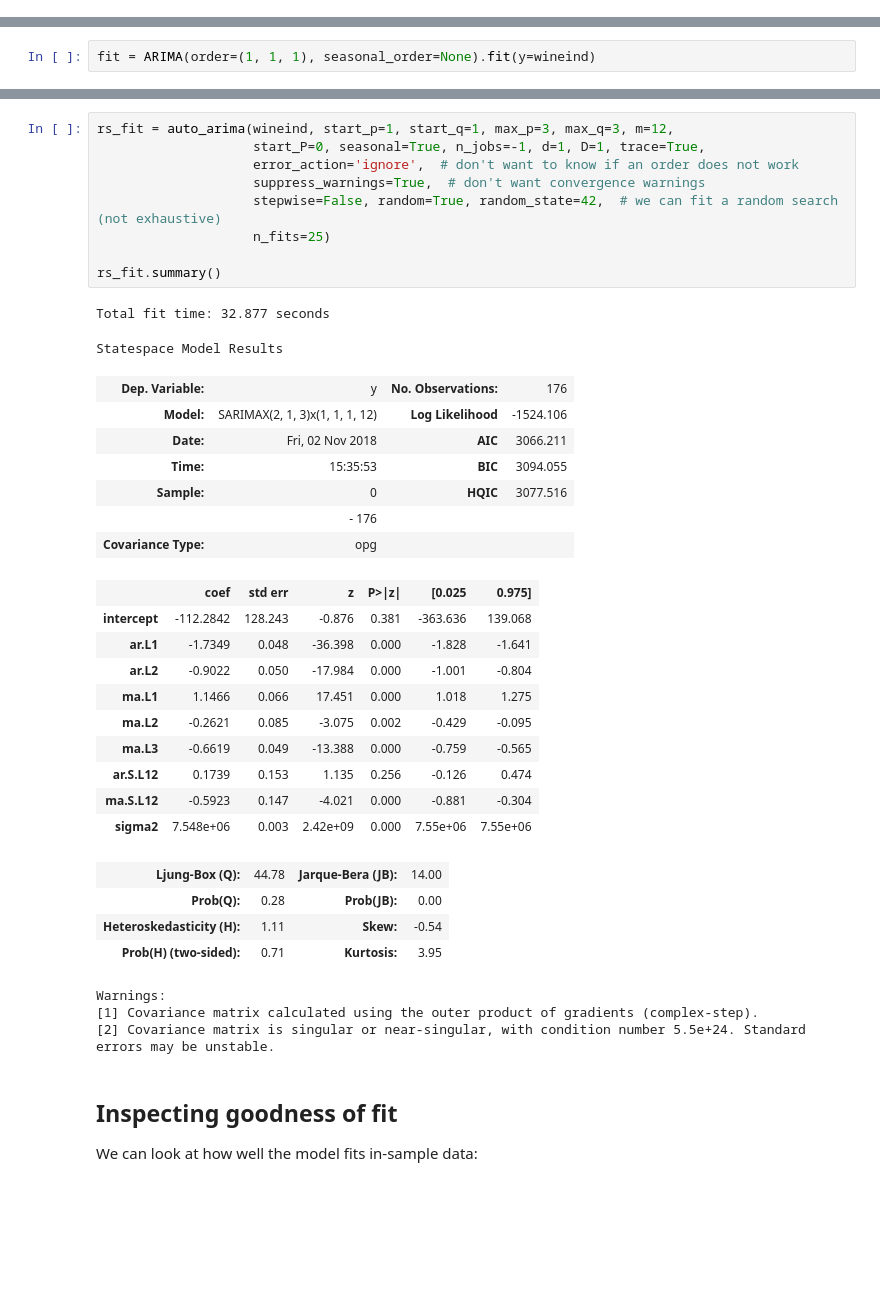
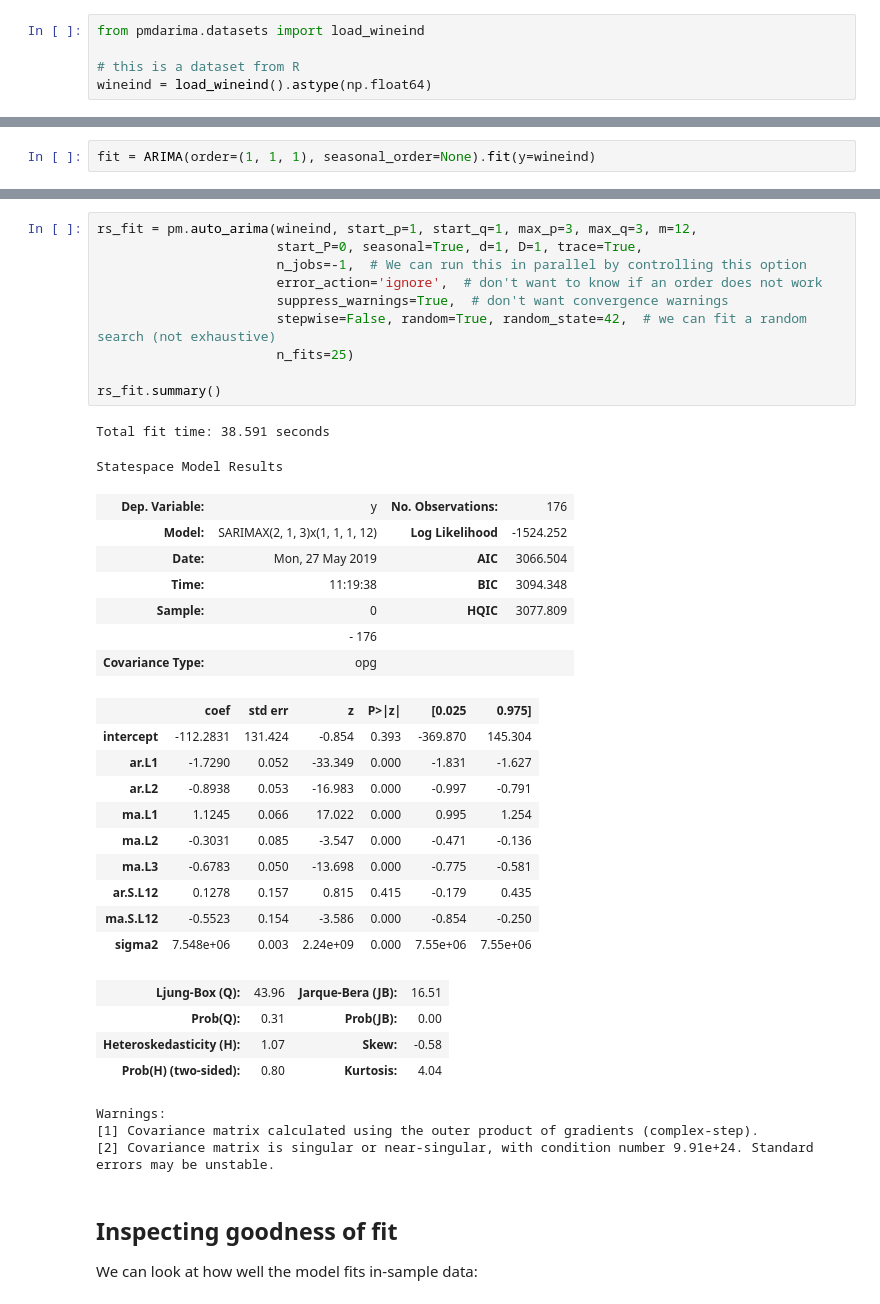
Before and after one commit to alkaline-ml/pmdarima, a Jupyter notebook: examples/quick_start_example.ipynb, the cells around one changed output, grey strips where cells are left out. Cells and saved outputs as stored; diff of their text form; blank space fills up the shorter version.

```diff
--- a/examples/quick_start_example.ipynb
+++ b/examples/quick_start_example.ipynb
@@ -69,3 +49,8 @@ wineind = np.array([
+# %%
+from pmdarima.datasets import load_wineind
+
+# this is a dataset from R
+wineind = load_wineind().astype(np.float64)
 # %% [markdown]
 ## Fitting an ARIMA
 
@@ -141,39 +128,40 @@ Warnings:
 # %%
-rs_fit = auto_arima(wineind, start_p=1, start_q=1, max_p=3, max_q=3, m=12,
-                    start_P=0, seasonal=True, n_jobs=-1, d=1, D=1, trace=True,
-                    error_action='ignore',  # don't want to know if an order does not work
-                    suppress_warnings=True,  # don't want convergence warnings
-                    stepwise=False, random=True, random_state=42,  # we can fit a random search (not exhaustive)
-                    n_fits=25)
+rs_fit = pm.auto_arima(wineind, start_p=1, start_q=1, max_p=3, max_q=3, m=12,
+                       start_P=0, seasonal=True, d=1, D=1, trace=True,
+                       n_jobs=-1,  # We can run this in parallel by controlling this option
+                       error_action='ignore',  # don't want to know if an order does not work
+                       suppress_warnings=True,  # don't want convergence warnings
+                       stepwise=False, random=True, random_state=42,  # we can fit a random search (not exhaustive)
+                       n_fits=25)
 
 rs_fit.summary()
 # %% [output]
-Total fit time: 32.877 seconds
+Total fit time: 38.591 seconds
 Statespace Model Results
 | Dep. Variable: | y | No. Observations: | 176 |
-| Model: | SARIMAX(2, 1, 3)x(1, 1, 1, 12) | Log Likelihood | -1524.106 |
-| Date: | Fri, 02 Nov 2018 | AIC | 3066.211 |
-| Time: | 15:35:53 | BIC | 3094.055 |
-| Sample: | 0 | HQIC | 3077.516 |
+| Model: | SARIMAX(2, 1, 3)x(1, 1, 1, 12) | Log Likelihood | -1524.252 |
+| Date: | Mon, 27 May 2019 | AIC | 3066.504 |
+| Time: | 11:19:38 | BIC | 3094.348 |
+| Sample: | 0 | HQIC | 3077.809 |
 |  | - 176 |  |  |
 | Covariance Type: | opg |  |  |
 |  | coef | std err | z | P>|z| | [0.025 | 0.975] |
-| intercept | -112.2842 | 128.243 | -0.876 | 0.381 | -363.636 | 139.068 |
-| ar.L1 | -1.7349 | 0.048 | -36.398 | 0.000 | -1.828 | -1.641 |
-| ar.L2 | -0.9022 | 0.050 | -17.984 | 0.000 | -1.001 | -0.804 |
-| ma.L1 | 1.1466 | 0.066 | 17.451 | 0.000 | 1.018 | 1.275 |
-| ma.L2 | -0.2621 | 0.085 | -3.075 | 0.002 | -0.429 | -0.095 |
-| ma.L3 | -0.6619 | 0.049 | -13.388 | 0.000 | -0.759 | -0.565 |
-| ar.S.L12 | 0.1739 | 0.153 | 1.135 | 0.256 | -0.126 | 0.474 |
-| ma.S.L12 | -0.5923 | 0.147 | -4.021 | 0.000 | -0.881 | -0.304 |
-| sigma2 | 7.548e+06 | 0.003 | 2.42e+09 | 0.000 | 7.55e+06 | 7.55e+06 |
+| intercept | -112.2831 | 131.424 | -0.854 | 0.393 | -369.870 | 145.304 |
+| ar.L1 | -1.7290 | 0.052 | -33.349 | 0.000 | -1.831 | -1.627 |
+| ar.L2 | -0.8938 | 0.053 | -16.983 | 0.000 | -0.997 | -0.791 |
+| ma.L1 | 1.1245 | 0.066 | 17.022 | 0.000 | 0.995 | 1.254 |
+| ma.L2 | -0.3031 | 0.085 | -3.547 | 0.000 | -0.471 | -0.136 |
+| ma.L3 | -0.6783 | 0.050 | -13.698 | 0.000 | -0.775 | -0.581 |
+| ar.S.L12 | 0.1278 | 0.157 | 0.815 | 0.415 | -0.179 | 0.435 |
+| ma.S.L12 | -0.5523 | 0.154 | -3.586 | 0.000 | -0.854 | -0.250 |
+| sigma2 | 7.548e+06 | 0.003 | 2.24e+09 | 0.000 | 7.55e+06 | 7.55e+06 |
-| Ljung-Box (Q): | 44.78 | Jarque-Bera (JB): | 14.00 |
-| Prob(Q): | 0.28 | Prob(JB): | 0.00 |
-| Heteroskedasticity (H): | 1.11 | Skew: | -0.54 |
-| Prob(H) (two-sided): | 0.71 | Kurtosis: | 3.95 |
+| Ljung-Box (Q): | 43.96 | Jarque-Bera (JB): | 16.51 |
+| Prob(Q): | 0.31 | Prob(JB): | 0.00 |
+| Heteroskedasticity (H): | 1.07 | Skew: | -0.58 |
+| Prob(H) (two-sided): | 0.80 | Kurtosis: | 4.04 |
 Warnings:
 [1] Covariance matrix calculated using the outer product of gradients (complex-step).
-[2] Covariance matrix is singular or near-singular, with condition number 5.5e+24. Standard errors may be unstable.
+[2] Covariance matrix is singular or near-singular, with condition number 9.91e+24. Standard errors may be unstable.
 # %% [markdown]
 ## Inspecting goodness of fit
 
```
Also changed, not shown: parts of 12 cells of this notebook, 19 other files.
